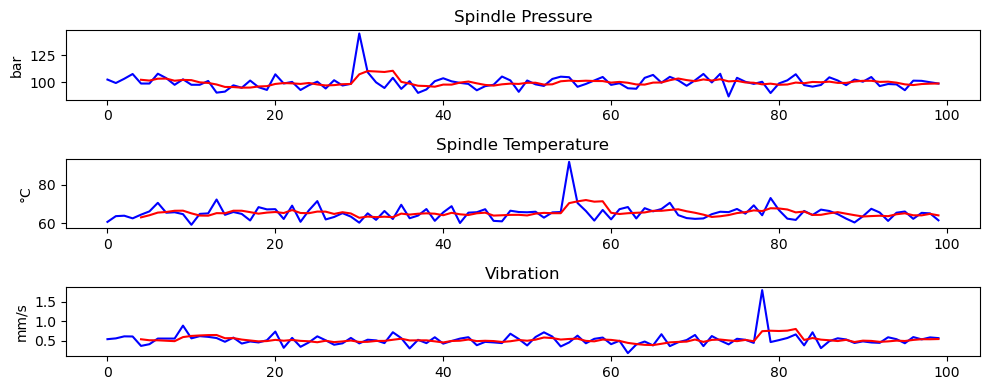
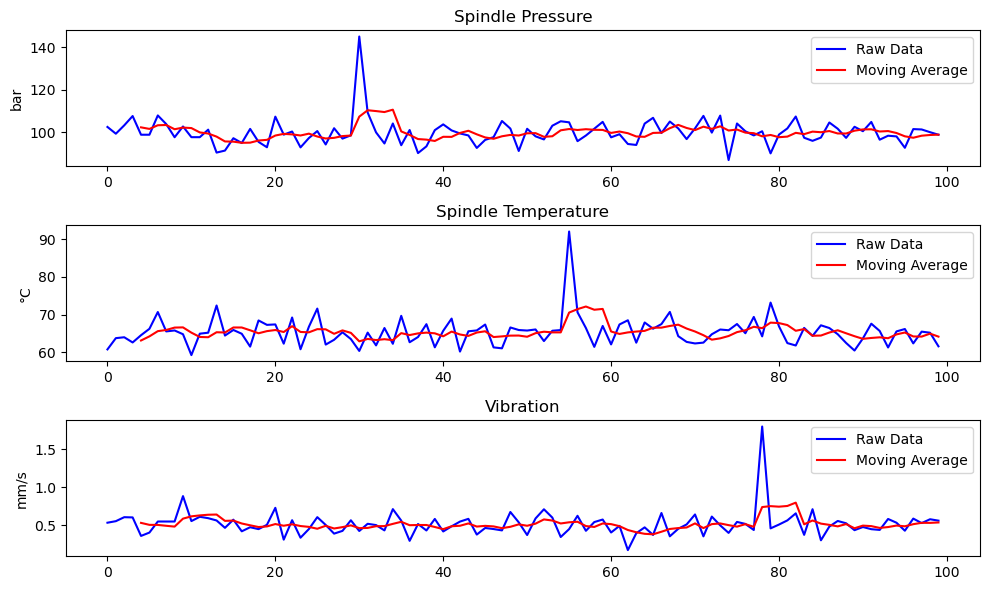
Unified diff of the notebook cell whose output changed from the first chart to the second:
--- before
+++ after
@@ -1,13 +1,16 @@
-fig, axes = plt.subplots(3, 1, figsize=(10, 4))
-axes[0].plot(df_cnc.index, df_cnc["spindle_pressure"], color="blue")
-axes[0].plot(df_cnc.index, df_cnc["pressure_ma"], color="red")
+fig, axes = plt.subplots(3, 1, figsize=(10, 6))
+axes[0].plot(df_cnc.index, df_cnc["spindle_pressure"], color="blue",label="Raw Data")
+axes[0].plot(df_cnc.index, df_cnc["pressure_ma"], color="red",label="Moving Average")
+axes[0].legend()
 axes[0].set_title("Spindle Pressure")
 axes[0].set_ylabel("bar")
-axes[1].plot(df_cnc.index, df_cnc["spindle_temp"], color="blue")
-axes[1].plot(df_cnc.index, df_cnc["temp_ma"], color="red")
+axes[1].plot(df_cnc.index, df_cnc["spindle_temp"], color="blue",label="Raw Data")
+axes[1].plot(df_cnc.index, df_cnc["temp_ma"], color="red",label="Moving Average")
+axes[1].legend()
 axes[1].set_title("Spindle Temperature")
 axes[1].set_ylabel("°C")
-axes[2].plot(df_cnc.index, df_cnc["vibration"], color="blue")
-axes[2].plot(df_cnc.index, df_cnc["vibration_ma"], color="red")
+axes[2].plot(df_cnc.index, df_cnc["vibration"], color="blue",label="Raw Data")
+axes[2].plot(df_cnc.index, df_cnc["vibration_ma"], color="red",label="Moving Average")
+axes[2].legend()
 axes[2].set_title("Vibration")
 axes[2].set_ylabel("mm/s")

Commit: Day 19: Add legend to moving average plot